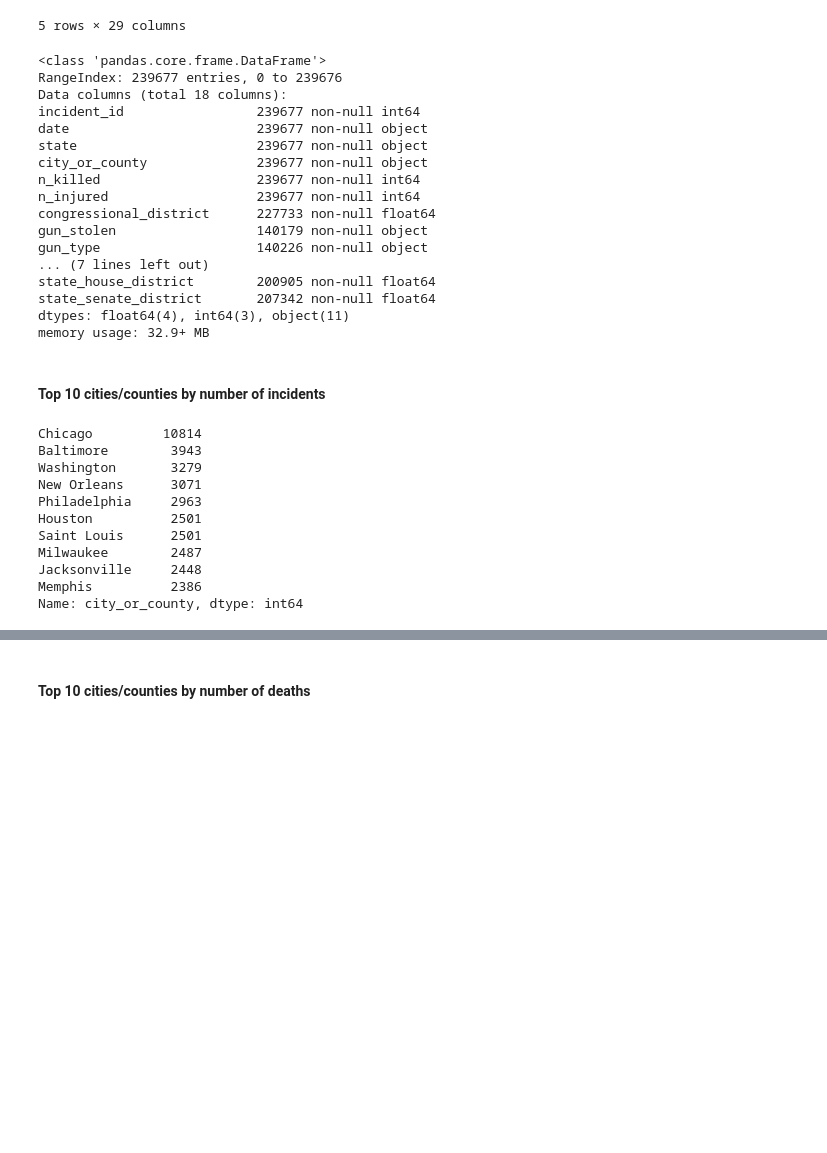
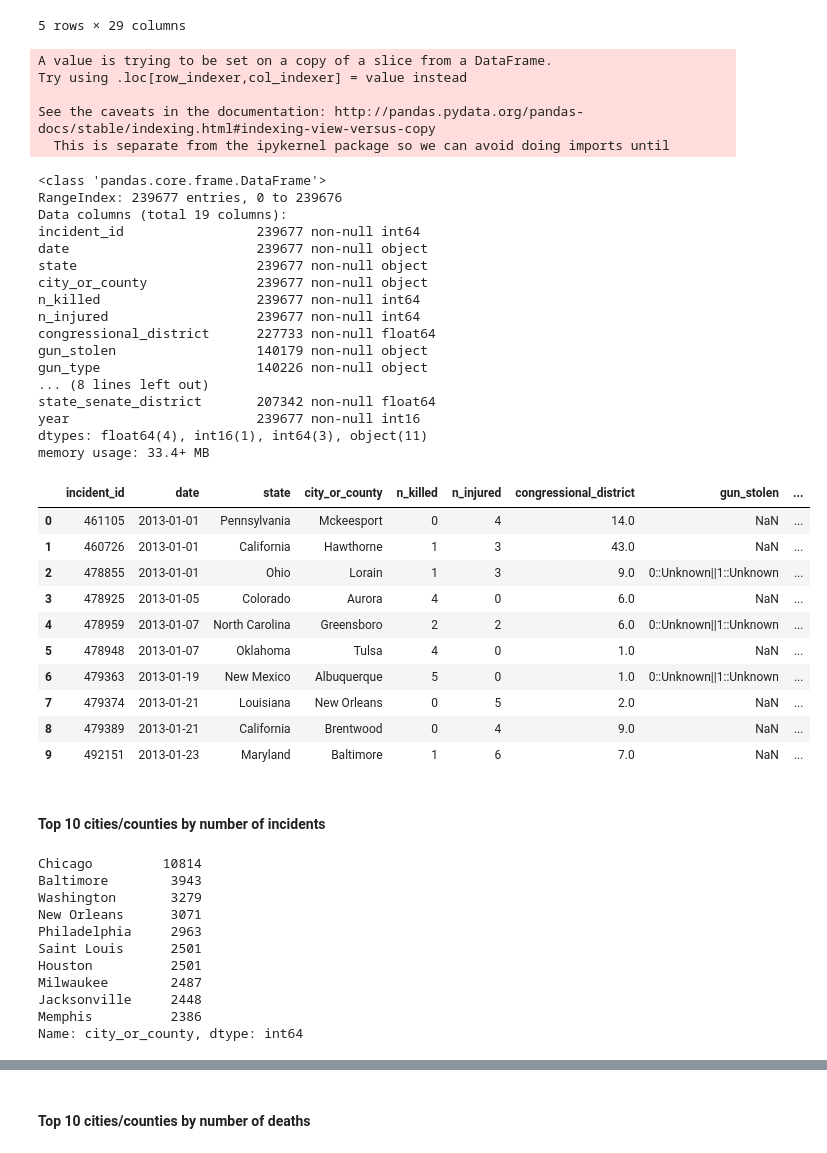
Before and after one commit to Cng000/Gun-violence-analysis, a Jupyter notebook: gun-violence.ipynb, the cells around one changed output, grey strips where cells are left out. Cells and saved outputs as stored; diff of their text form; code cells hidden in the pictures; blank space fills up the shorter version.

```diff
--- a/gun-violence.ipynb
+++ b/gun-violence.ipynb
@@ -45,12 +49,22 @@ df_gun_violence.head()
 5 rows × 29 columns
 # %%
 df_gun_violence_new = df_gun_violence[['incident_id', 'date', 'state', 'city_or_county', 'n_killed', 'n_injured', 'congressional_district', 'gun_stolen', 'gun_type', 'incident_characteristics', 'n_guns_involved', 'participant_age', 'participant_age_group', 'participant_gender', 'participant_status', 'participant_type', 'state_house_district', 'state_senate_district']]
+# %%
+# extract year from date
+# SettingWithCopyWarning????
+df_gun_violence_new['year'] = pd.to_numeric(df_gun_violence_new.date.str[0:4], downcast='integer')
+# %% [output]
+A value is trying to be set on a copy of a slice from a DataFrame.
+Try using .loc[row_indexer,col_indexer] = value instead
+
+See the caveats in the documentation: http://pandas.pydata.org/pandas-docs/stable/indexing.html#indexing-view-versus-copy
+  This is separate from the ipykernel package so we can avoid doing imports until
 # %%
 df_gun_violence_new.info()
 # %% [output]
 <class 'pandas.core.frame.DataFrame'>
 RangeIndex: 239677 entries, 0 to 239676
-Data columns (total 18 columns):
+Data columns (total 19 columns):
 incident_id                 239677 non-null int64
 date                        239677 non-null object
 state                       239677 non-null object
@@ -60,11 +74,25 @@ n_injured                   239677 non-null int64
 congressional_district      227733 non-null float64
 gun_stolen                  140179 non-null object
 gun_type                    140226 non-null object
-... (7 lines left out)
-state_house_district        200905 non-null float64
+... (8 lines left out)
 state_senate_district       207342 non-null float64
-dtypes: float64(4), int64(3), object(11)
-memory usage: 32.9+ MB
+year                        239677 non-null int16
+dtypes: float64(4), int16(1), int64(3), object(11)
+memory usage: 33.4+ MB
+# %%
+df_gun_violence_new.head(10)
+# %% [output]
+|  | incident_id | date | state | city_or_county | n_killed | n_injured | congressional_district | gun_stolen | ... |
+| 0 | 461105 | 2013-01-01 | Pennsylvania | Mckeesport | 0 | 4 | 14.0 | NaN | ... |
+| 1 | 460726 | 2013-01-01 | California | Hawthorne | 1 | 3 | 43.0 | NaN | ... |
+| 2 | 478855 | 2013-01-01 | Ohio | Lorain | 1 | 3 | 9.0 | 0::Unknown||1::Unknown | ... |
+| 3 | 478925 | 2013-01-05 | Colorado | Aurora | 4 | 0 | 6.0 | NaN | ... |
+| 4 | 478959 | 2013-01-07 | North Carolina | Greensboro | 2 | 2 | 6.0 | 0::Unknown||1::Unknown | ... |
+| 5 | 478948 | 2013-01-07 | Oklahoma | Tulsa | 4 | 0 | 1.0 | NaN | ... |
+| 6 | 479363 | 2013-01-19 | New Mexico | Albuquerque | 5 | 0 | 1.0 | 0::Unknown||1::Unknown | ... |
+| 7 | 479374 | 2013-01-21 | Louisiana | New Orleans | 0 | 5 | 2.0 | NaN | ... |
+| 8 | 479389 | 2013-01-21 | California | Brentwood | 0 | 4 | 9.0 | NaN | ... |
+| 9 | 492151 | 2013-01-23 | Maryland | Baltimore | 1 | 6 | 7.0 | NaN | ... |
 # %% [markdown]
 #### Top 10 cities/counties by number of incidents
 # %%
@@ -75,8 +103,8 @@ Baltimore        3943
 Washington       3279
 New Orleans      3071
 Philadelphia     2963
+Saint Louis      2501
 Houston          2501
-Saint Louis      2501
 Milwaukee        2487
 Jacksonville     2448
 Memphis          2386
```
Also changed, not shown: parts of 13 cells of this notebook.
